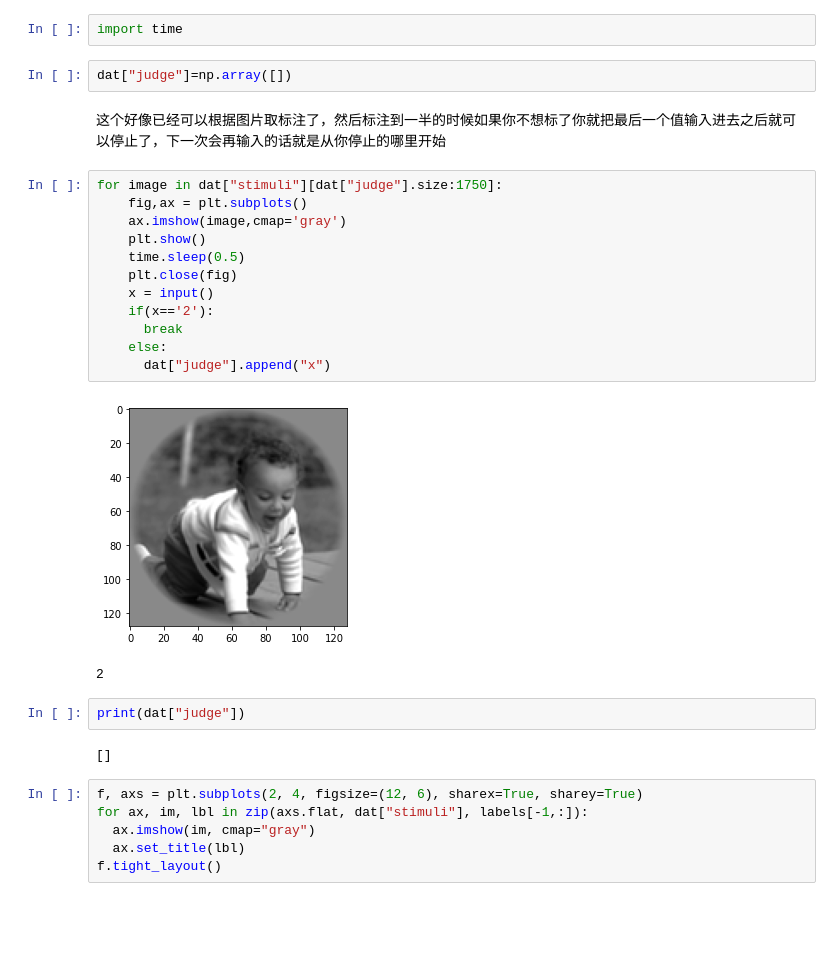
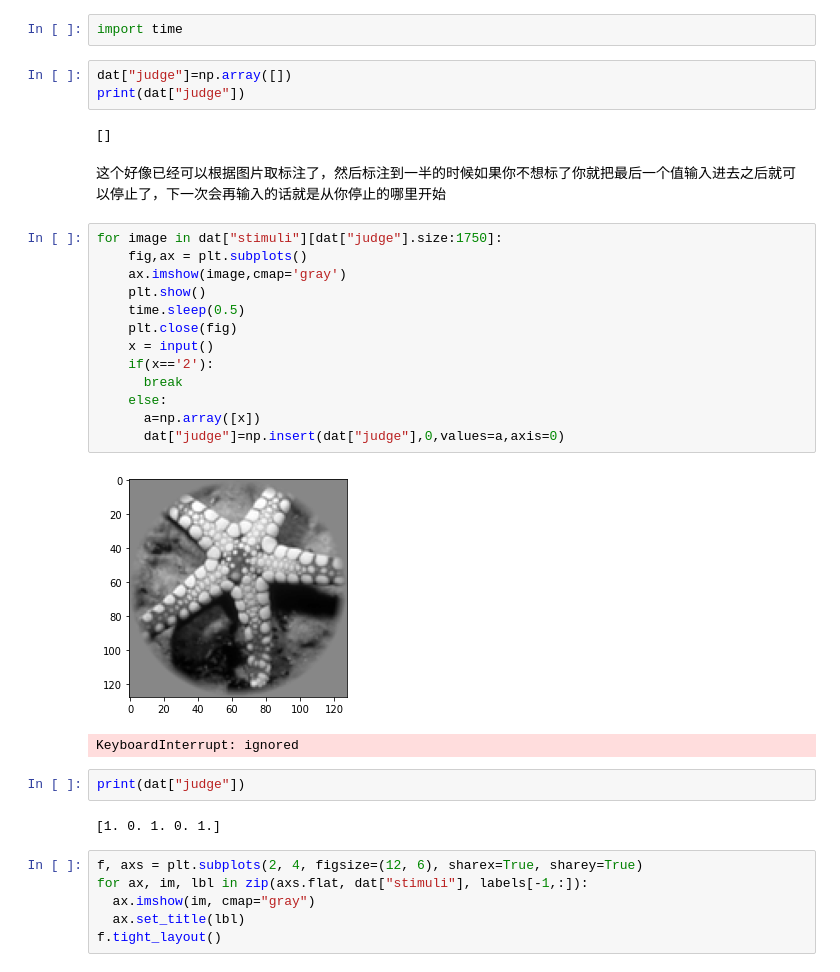
Before and after one commit to colaquafina/Roller-King, a Jupyter notebook: Roller_King.ipynb, the cells around one changed output. Cells and saved outputs as stored; diff of their text form; blank space fills up the shorter version.

```diff
--- a/Roller_King.ipynb
+++ b/Roller_King.ipynb
@@ -82,27 +82,31 @@ Counter({'valley': 53, 'lakeside': 44, 'alp': 26, 'palace': 22, 'seashore': 21,
 import time
 # %%
 dat["judge"]=np.array([])
+print(dat["judge"])
+# %% [output]
+[]
 # %% [markdown]
 这个好像已经可以根据图片取标注了，然后标注到一半的时候如果你不想标了你就把最后一个值输入进去之后就可以停止了，下一次会再输入的话就是从你停止的哪里开始
 # %%
 for image in dat["stimuli"][dat["judge"].size:1750]:
     fig,ax = plt.subplots()
     ax.imshow(image,cmap='gray')
     plt.show()
     time.sleep(0.5)
     plt.close(fig)
     x = input()
     if(x=='2'):
       break
     else:
-      dat["judge"].append("x")
+      a=np.array([x])
+      dat["judge"]=np.insert(dat["judge"],0,values=a,axis=0)
 # %% [output]
-[figure, old version]
+[figure, new version]
-2
+KeyboardInterrupt: ignored
 # %%
 print(dat["judge"])
 # %% [output]
-[]
+[1. 0. 1. 0. 1.]
 # %%
 f, axs = plt.subplots(2, 4, figsize=(12, 6), sharex=True, sharey=True)
 for ax, im, lbl in zip(axs.flat, dat["stimuli"], labels[-1,:]):
```
